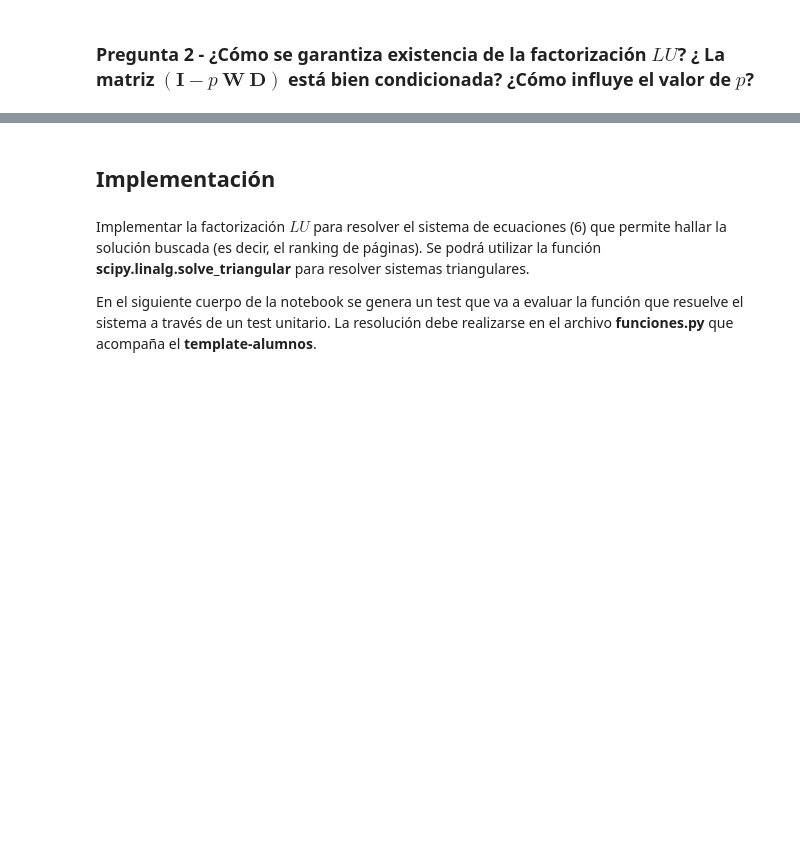
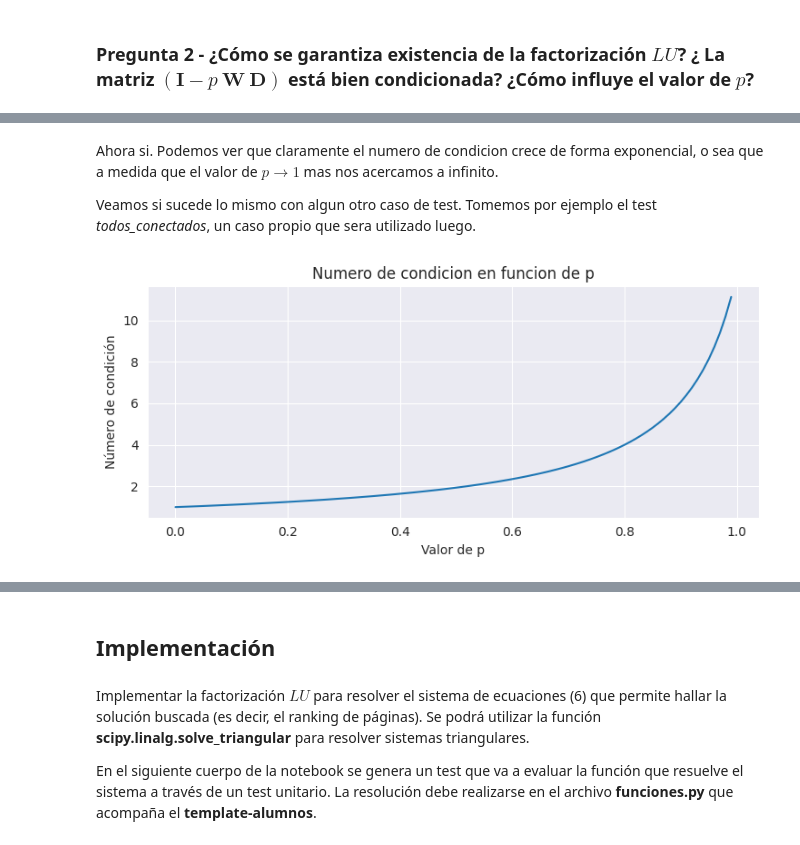
Before and after one commit to lmendezayl/uba-alc, a Jupyter notebook: Recursos TP1-20240502/template-alumnos/template-alumnos/grupo_Mendez_Busso_TP1.ipynb, the cells around one changed output, grey strips where cells are left out. Drawn from its saved outputs; the diff is of its cells as text; code cells hidden in the pictures; blank space fills up the shorter version.

```diff
--- a/Recursos TP1-20240502/template-alumnos/template-alumnos/grupo_Mendez_Busso_TP1.ipynb
+++ b/Recursos TP1-20240502/template-alumnos/template-alumnos/grupo_Mendez_Busso_TP1.ipynb
@@ -150,0 +199,10 @@ también lo son, garantizando que $L$ tiene factorización LU.
+# %% [markdown]
+Ahora si. Podemos ver que claramente el numero de condicion crece de forma exponencial, o sea que a medida que el valor de $p \to 1$ mas nos acercamos a infinito.
+
+Veamos si sucede lo mismo con algun otro caso de test.
+Tomemos por ejemplo el test *todos_conectados*, un caso propio que sera utilizado luego.
+# %%
+W = leer_archivo(archivo_test := './tests/todos_conectados.txt')
+graficarCondicion(W)
+# %% [output]
+[figure, added]
```
Also changed, not shown: parts of 25 cells of this notebook.
